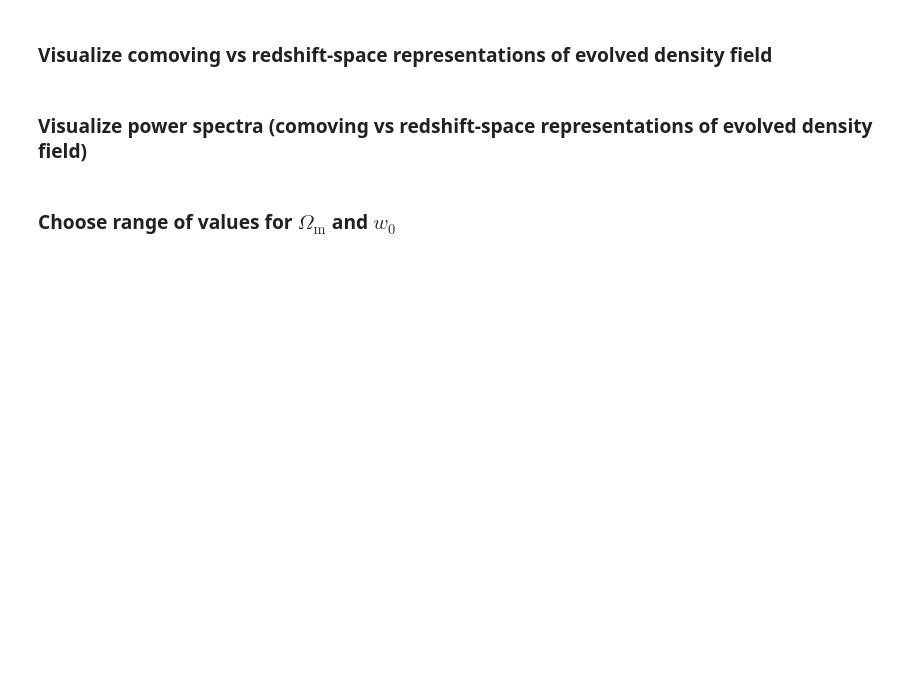
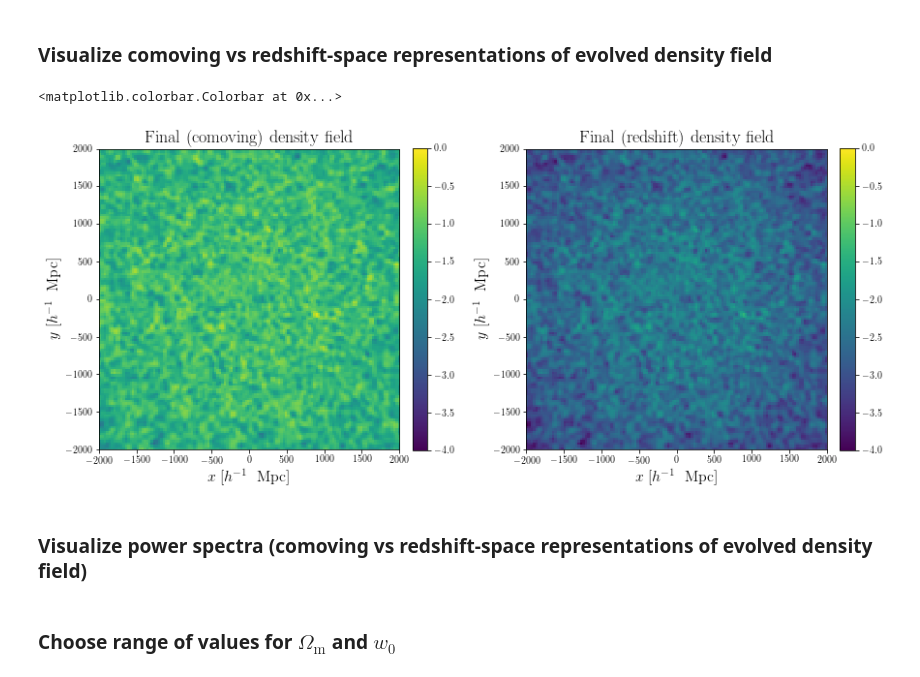
Before and after one commit to doogesh/precision_cosmo, a Jupyter notebook: Information_content_demo_infinite_remote_observer_draft.ipynb, the cells around one changed output. Cells and saved outputs as stored; diff of their text form; code cells hidden in the pictures; blank space fills up the shorter version.

```diff
--- a/Information_content_demo_infinite_remote_observer_draft.ipynb
+++ b/Information_content_demo_infinite_remote_observer_draft.ipynb
@@ -393,18 +401,25 @@ plt.colorbar(a, ax=ax, fraction=0.046, pad=0.04)
 # %%
 fig, ax = subplots(1, 2, figsize = (14,8))
 subplots_adjust(wspace = 0.3, hspace = 0.0)
 
-a = ax[0].imshow(np.log(1 + δ_ref_com[:,:,int(pred_size/2)]), origin="lower", vmin=-2.5, vmax=0, extent=(-pred_size_Mpc/2,pred_size_Mpc/2,-pred_size_Mpc/2,pred_size_Mpc/2))
-b = ax[1].imshow(np.log(1 + δ_ref_z[:,:,int(pred_size/2)]), origin="lower", vmin=-2.5, vmax=0, extent=(-pred_size_Mpc/2,pred_size_Mpc/2,-pred_size_Mpc/2,pred_size_Mpc/2))
+#a = ax[0].imshow(np.log(1 + δ_ref_com[:,:,int(pred_size/2)]), origin="lower", vmin=-2.5, vmax=0, extent=(-pred_size_Mpc/2,pred_size_Mpc/2,-pred_size_Mpc/2,pred_size_Mpc/2))
+#b = ax[1].imshow(np.log(1 + δ_ref_z[:,:,int(pred_size/2)]), origin="lower", vmin=-2.5, vmax=0, extent=(-pred_size_Mpc/2,pred_size_Mpc/2,-pred_size_Mpc/2,pred_size_Mpc/2))
+
+a = ax[0].imshow(np.log(1 + δ_ref_com[:,:,108]), origin="lower", vmin=-4, vmax=0, extent=(-pred_size_Mpc/2,pred_size_Mpc/2,-pred_size_Mpc/2,pred_size_Mpc/2))
+b = ax[1].imshow(np.log(1 + δ_ref_z[:,:,108]), origin="lower", vmin=-4, vmax=0, extent=(-pred_size_Mpc/2,pred_size_Mpc/2,-pred_size_Mpc/2,pred_size_Mpc/2))
+
 #b = ax[1].imshow(δ_ref_z[:,:,int(pred_size/2)], origin="lower", extent=(-pred_size_Mpc/2,pred_size_Mpc/2,-pred_size_Mpc/2,pred_size_Mpc/2))
 ax[0].set_title(r"$\mathrm{Final \ (comoving) \  density \ field}$", fontsize=18)
 ax[0].set_xlabel(r'$x \; [h^{-1} \; \mathrm{\ Mpc}]$', fontsize = 16)
 ax[0].set_ylabel(r'$y \; [h^{-1} \; \mathrm{\ Mpc}]$', fontsize = 16)
 ax[1].set_title(r"$\mathrm{Final \ (redshift) \  density \ field}$", fontsize=18)
 ax[1].set_xlabel(r'$x \; [h^{-1} \; \mathrm{\ Mpc}]$', fontsize = 16)
 ax[1].set_ylabel(r'$y \; [h^{-1} \; \mathrm{\ Mpc}]$', fontsize = 16)
 plt.colorbar(a, ax=ax[0], fraction=0.046, pad=0.04)
 plt.colorbar(b, ax=ax[1], fraction=0.046, pad=0.04)
+# %% [output]
+<matplotlib.colorbar.Colorbar at 0x...>
+[figure, added]
 # %% [markdown]
 ### Visualize power spectra (comoving vs redshift-space representations of evolved density field)
 # %%
```
Also changed, not shown: parts of 6 cells of this notebook.
